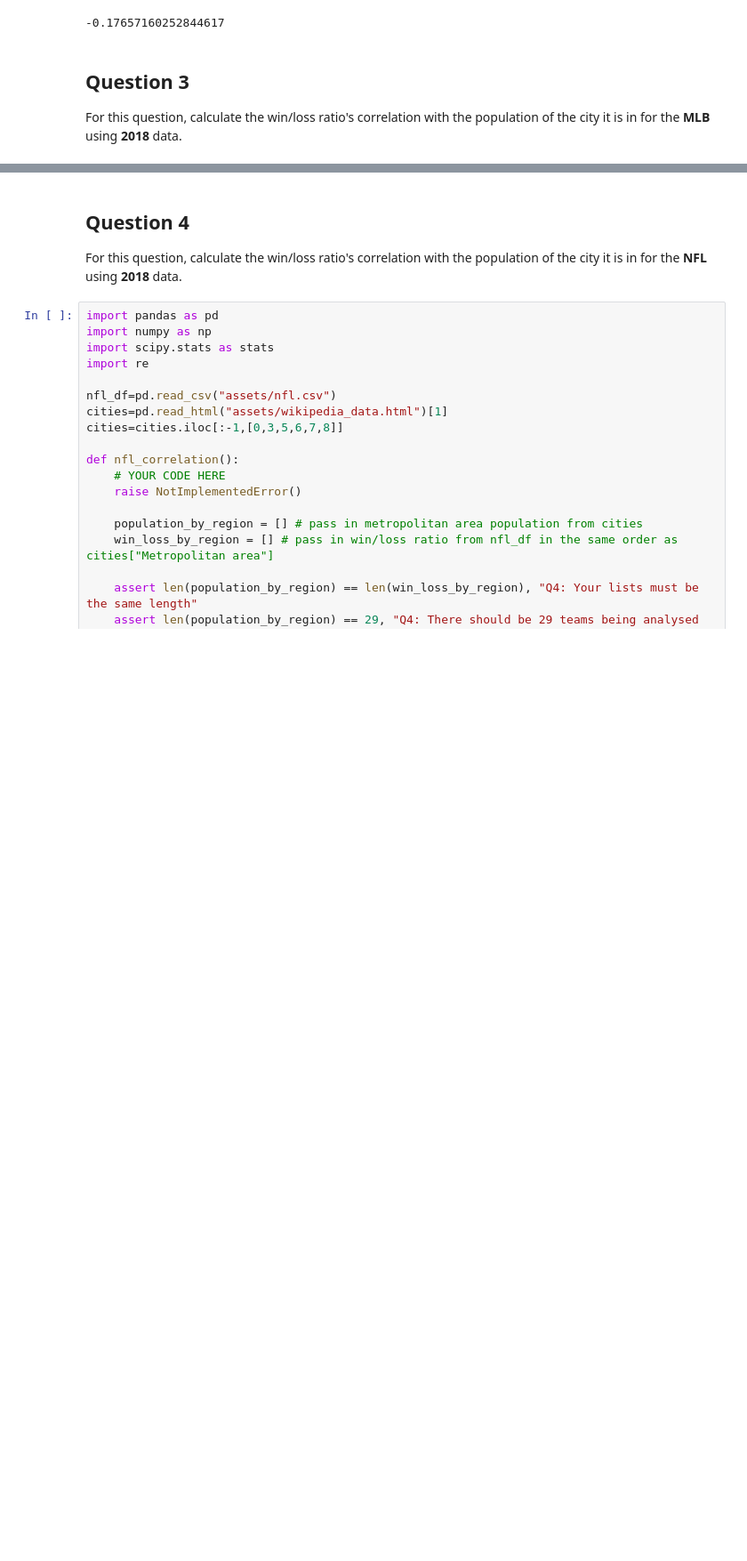
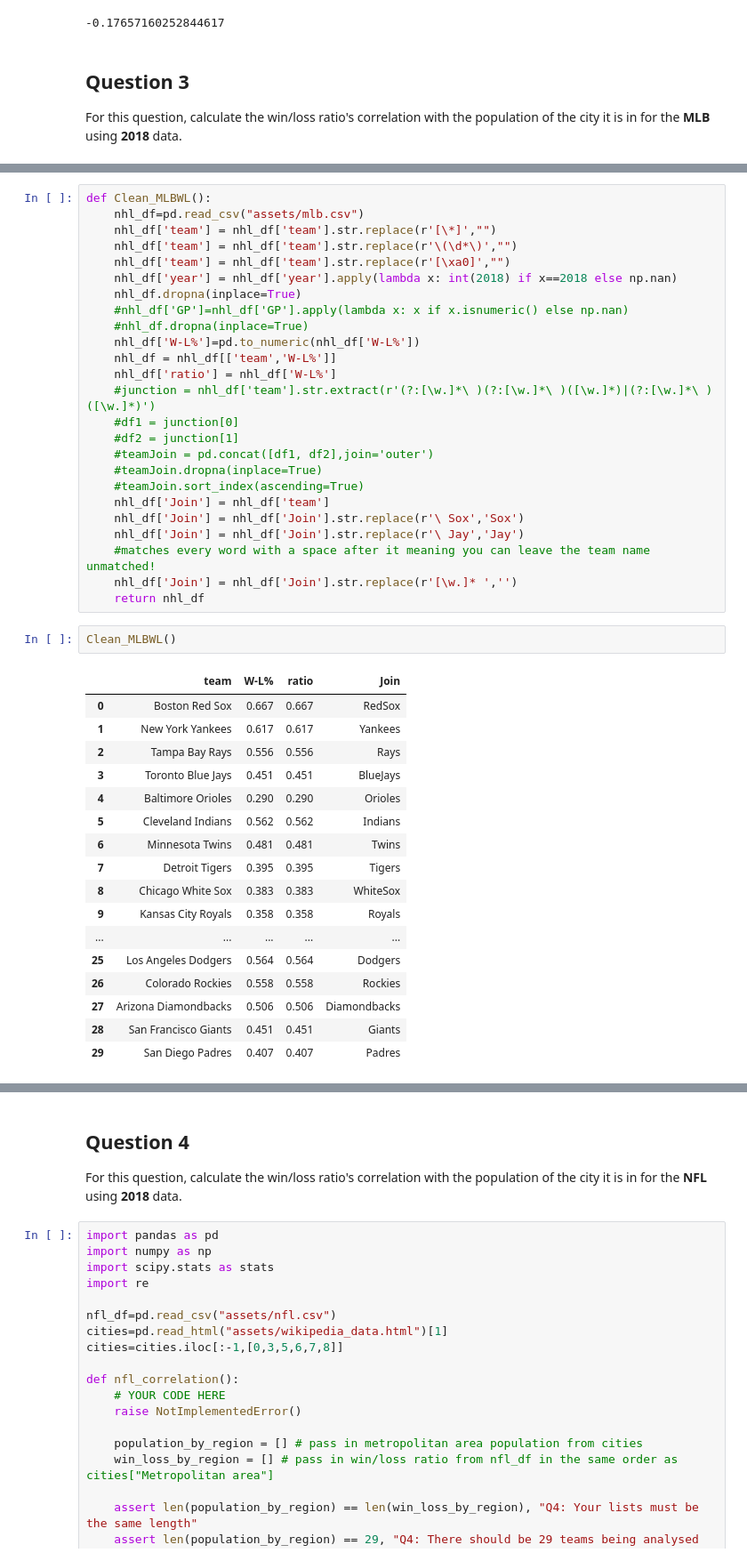
Before and after one commit to luke-limpert/PythonDataAnalysis_FinalAssignment, a Jupyter notebook: Assignment 4.ipynb, the cells around one changed output, grey strips where cells are left out. Shown: that part at 89% size. Saved outputs shown, nothing was run; the diff lists cells and outputs as text; blank space fills up the shorter version.

```diff
--- a/Assignment 4.ipynb
+++ b/Assignment 4.ipynb
@@ -299,0 +370,45 @@ For this question, calculate the win/loss ratio's correlation with the populatio
+# %%
+def Clean_MLBWL():
+    nhl_df=pd.read_csv("assets/mlb.csv")
+    nhl_df['team'] = nhl_df['team'].str.replace(r'[\*]',"")
+    nhl_df['team'] = nhl_df['team'].str.replace(r'\(\d*\)',"")
+    nhl_df['team'] = nhl_df['team'].str.replace(r'[\xa0]',"")
+    nhl_df['year'] = nhl_df['year'].apply(lambda x: int(2018) if x==2018 else np.nan)
+    nhl_df.dropna(inplace=True)
+    #nhl_df['GP']=nhl_df['GP'].apply(lambda x: x if x.isnumeric() else np.nan)
+    #nhl_df.dropna(inplace=True)
+    nhl_df['W-L%']=pd.to_numeric(nhl_df['W-L%'])
+    nhl_df = nhl_df[['team','W-L%']]
+    nhl_df['ratio'] = nhl_df['W-L%']
+    #junction = nhl_df['team'].str.extract(r'(?:[\w.]*\ )(?:[\w.]*\ )([\w.]*)|(?:[\w.]*\ )([\w.]*)')
+    #df1 = junction[0]
+    #df2 = junction[1]
+    #teamJoin = pd.concat([df1, df2],join='outer')
+    #teamJoin.dropna(inplace=True)
+    #teamJoin.sort_index(ascending=True)
+    nhl_df['Join'] = nhl_df['team']
+    nhl_df['Join'] = nhl_df['Join'].str.replace(r'\ Sox','Sox')
+    nhl_df['Join'] = nhl_df['Join'].str.replace(r'\ Jay','Jay')
+    #matches every word with a space after it meaning you can leave the team name unmatched!
+    nhl_df['Join'] = nhl_df['Join'].str.replace(r'[\w.]* ','')
+    return nhl_df
+# %%
+Clean_MLBWL()
+# %% [output]
+|  | team | W-L% | ratio | Join |
+| 0 | Boston Red Sox | 0.667 | 0.667 | RedSox |
+| 1 | New York Yankees | 0.617 | 0.617 | Yankees |
+| 2 | Tampa Bay Rays | 0.556 | 0.556 | Rays |
+| 3 | Toronto Blue Jays | 0.451 | 0.451 | BlueJays |
+| 4 | Baltimore Orioles | 0.290 | 0.290 | Orioles |
+| 5 | Cleveland Indians | 0.562 | 0.562 | Indians |
+| 6 | Minnesota Twins | 0.481 | 0.481 | Twins |
+| 7 | Detroit Tigers | 0.395 | 0.395 | Tigers |
+| 8 | Chicago White Sox | 0.383 | 0.383 | WhiteSox |
+| 9 | Kansas City Royals | 0.358 | 0.358 | Royals |
+| ... | ... | ... | ... | ... |
+| 25 | Los Angeles Dodgers | 0.564 | 0.564 | Dodgers |
+| 26 | Colorado Rockies | 0.558 | 0.558 | Rockies |
+| 27 | Arizona Diamondbacks | 0.506 | 0.506 | Diamondbacks |
+| 28 | San Francisco Giants | 0.451 | 0.451 | Giants |
+| 29 | San Diego Padres | 0.407 | 0.407 | Padres |
```
Also changed, not shown: parts of 6 cells of this notebook.
